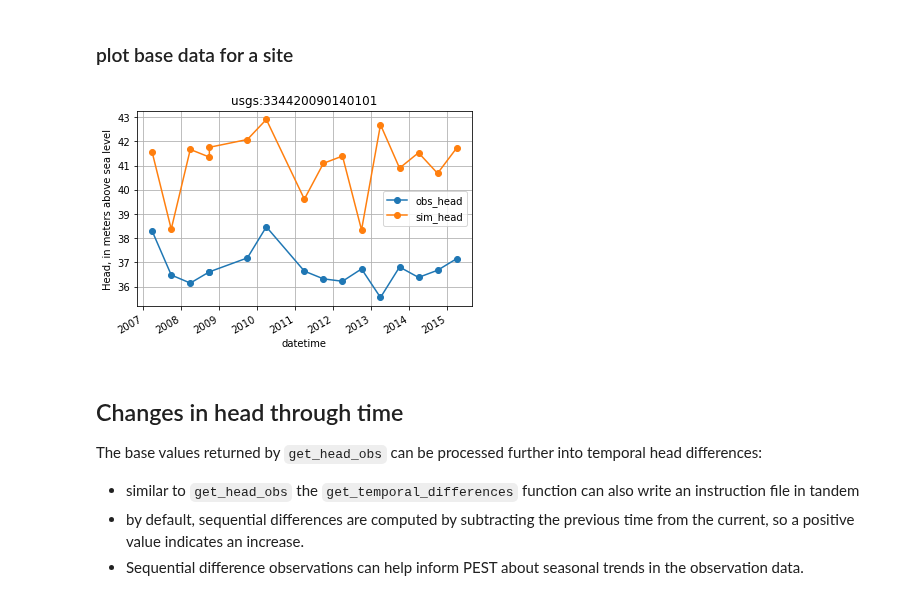
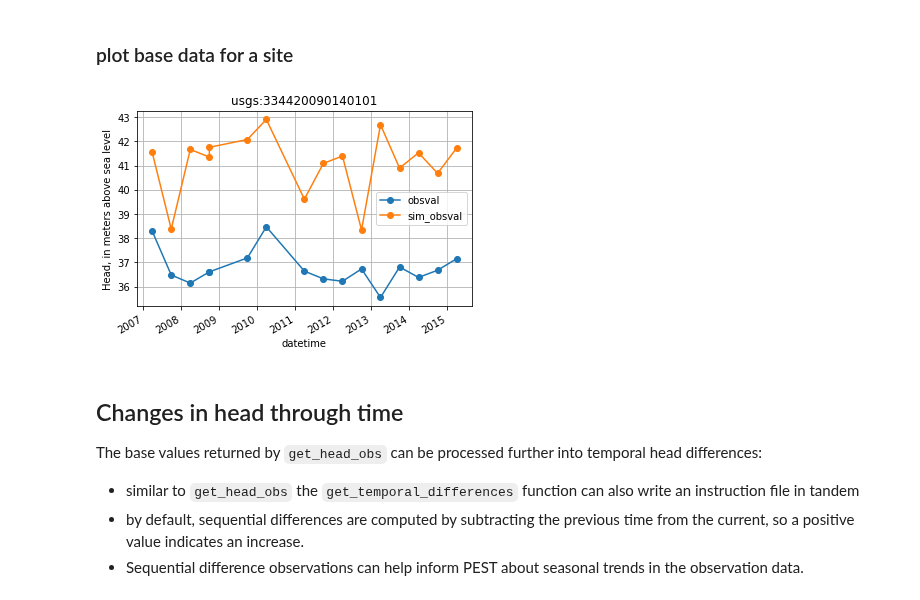
Before and after one commit to aleaf/modflow-obs, a Jupyter notebook: docs/source/notebooks/Example.ipynb, the cells around one changed output. Drawn from its saved outputs; the diff is of its cells as text; code cells hidden in the pictures.

```diff
--- a/docs/source/notebooks/Example.ipynb
+++ b/docs/source/notebooks/Example.ipynb
@@ -247,14 +247,14 @@ l1 w w w w w !usgs:333145090261901_201503! w w w w w
 ### plot base data for a site
 # %%
 site = 'usgs:334420090140101'
-site_values = base_obs.loc[base_obs.obsprefix == site, ['datetime', 'obs_head', 'sim_head', 'obsnme']].copy()
+site_values = base_obs.loc[base_obs.obsprefix == site, ['datetime', 'obsval', 'sim_obsval', 'obsnme']].copy()
 site_values.index = site_values.datetime
-ax = site_values[['obs_head', 'sim_head']].plot(marker='o')
+ax = site_values[['obsval', 'sim_obsval']].plot(marker='o')
 ax.set_title(site)
 ax.set_ylabel('Head, in meters above sea level')
 ax.grid()
 # %% [output]
-[figure, old version]
+[figure, new version]
 # %% [markdown]
 ## Changes in head through time
 The base values returned by ``get_head_obs`` can be processed further into temporal head differences:
```
Also changed, not shown: parts of 13 cells of this notebook, 9 other files.
